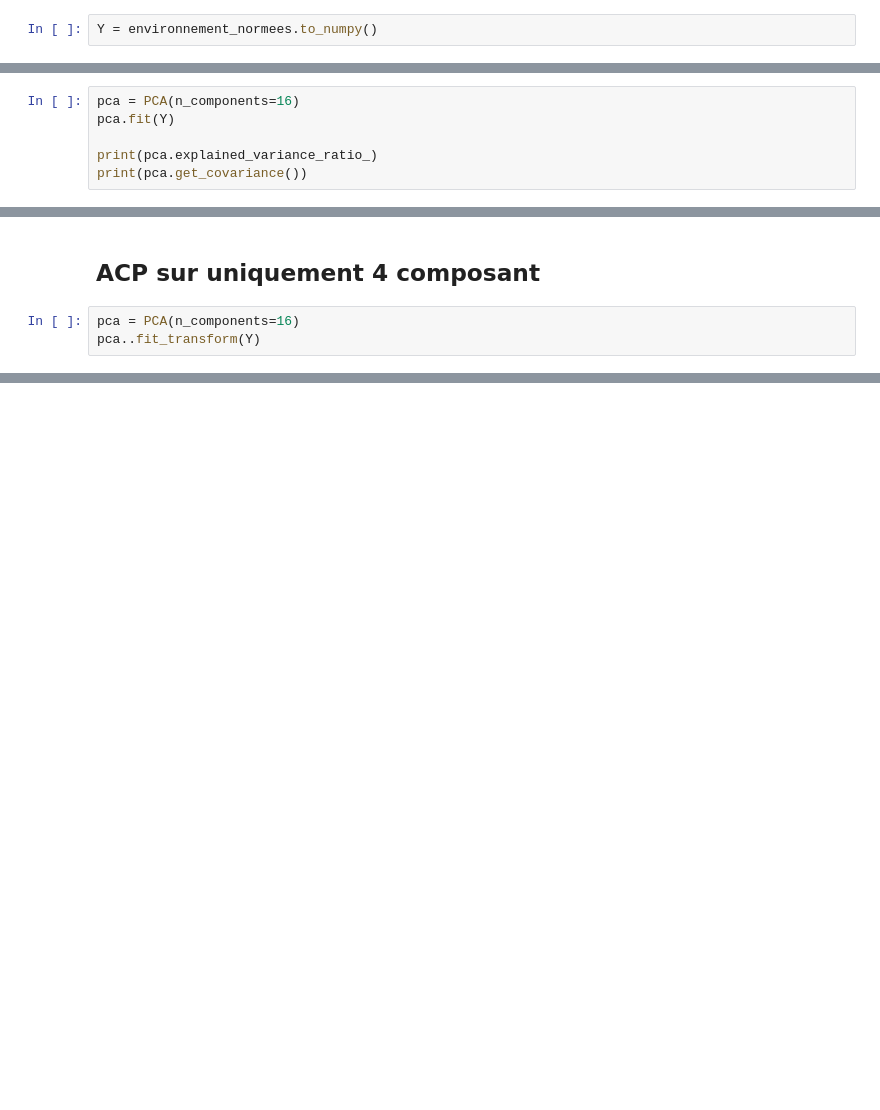
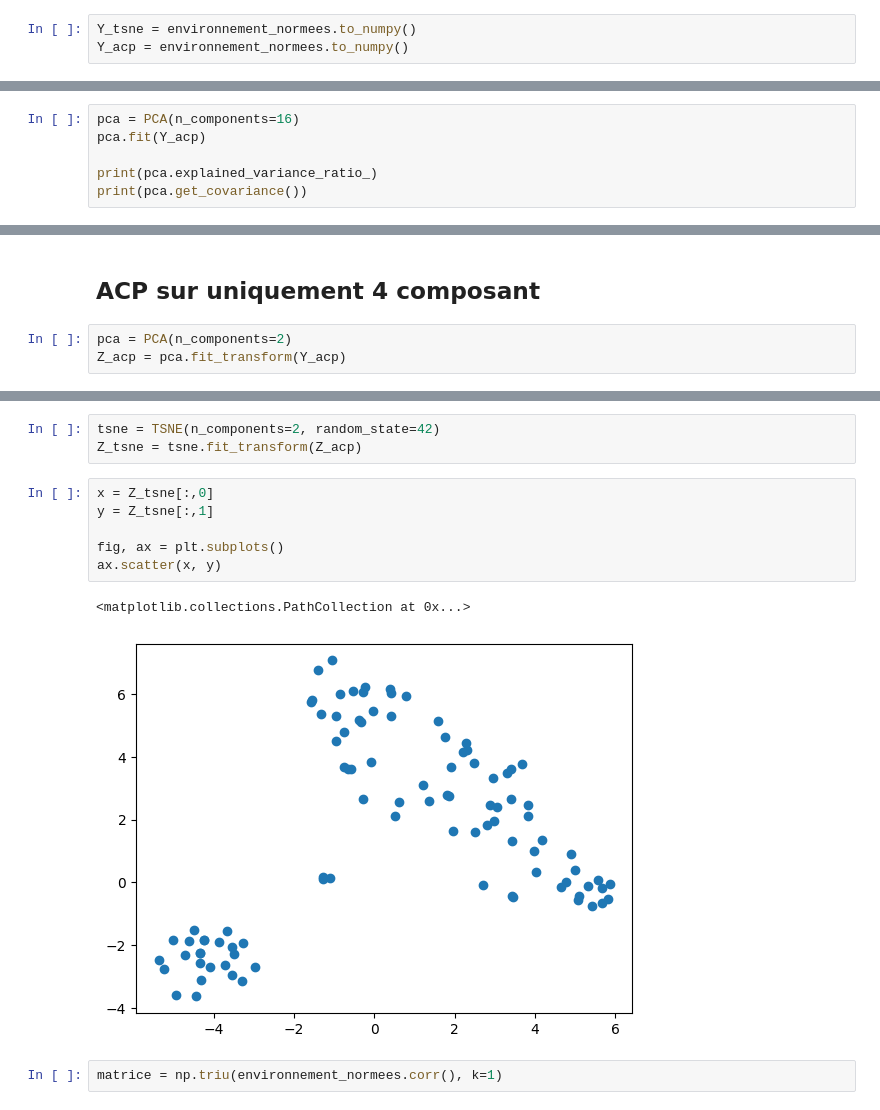
Before and after one commit to TLeandre/Categorisation-de-capteurs-de-pollution, a Jupyter notebook: scripts/Leandre_ACP.ipynb, the cells around one changed output, grey strips where cells are left out. Drawn from its saved outputs; the diff is of its cells as text; blank space fills up the shorter version.

```diff
--- a/scripts/Leandre_ACP.ipynb
+++ b/scripts/Leandre_ACP.ipynb
@@ -27,7 +28,8 @@ environnement_normees.corr()
 | emission_moyenne_annuelle_kg_mail... | 0.053727 | 0.071804 | -0.307444 | 0.137896 | -0.178201 | -0.312424 | ... |
 | Donnees_Cartographie | -0.101846 | 0.039661 | -0.488624 | -0.048350 | -0.227337 | -0.194273 | ... |
 # %%
-Y = environnement_normees.to_numpy()
+Y_tsne = environnement_normees.to_numpy()
+Y_acp = environnement_normees.to_numpy()
 # %% [markdown]
 ## Début ACP
 # %%
@@ -35,7 +38,7 @@ from sklearn.decomposition import PCA
 import matplotlib.pyplot as plt
 # %%
 pca = PCA(n_components=16)
-pca.fit(Y)
+pca.fit(Y_acp)
 
 print(pca.explained_variance_ratio_)
 print(pca.get_covariance())
@@ -88,5 +91,5 @@ print(pca.explained_variance_ratio_)
 # %% [markdown]
 ## ACP sur uniquement 4 composant
 # %%
-pca = PCA(n_components=16)
-pca..fit_transform(Y)
+pca = PCA(n_components=2)
+Z_acp = pca.fit_transform(Y_acp)
@@ -92,0 +105,14 @@ pca..fit_transform(Y)
+# %%
+tsne = TSNE(n_components=2, random_state=42)
+Z_tsne = tsne.fit_transform(Z_acp)
+# %%
+x = Z_tsne[:,0]
+y = Z_tsne[:,1]
+
+fig, ax = plt.subplots()
+ax.scatter(x, y)
+# %% [output]
+<matplotlib.collections.PathCollection at 0x...>
+[figure, added]
+# %%
+matrice = np.triu(environnement_normees.corr(), k=1)
```
Also changed, not shown: parts of 10 cells of this notebook.
